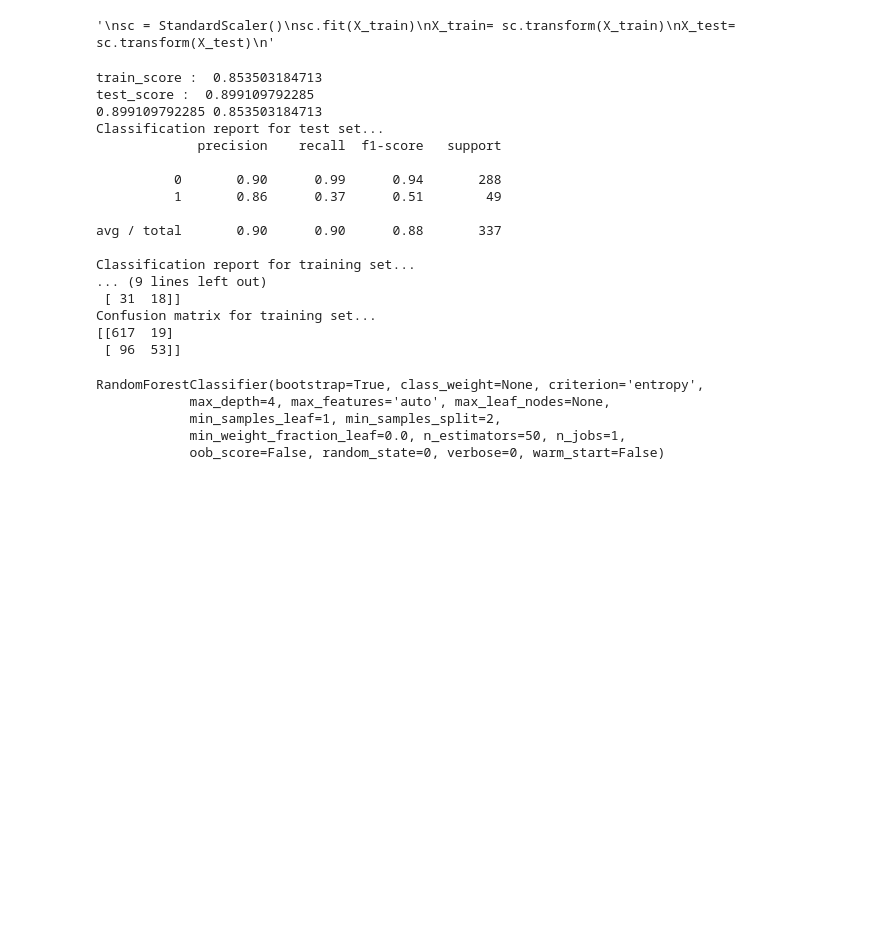
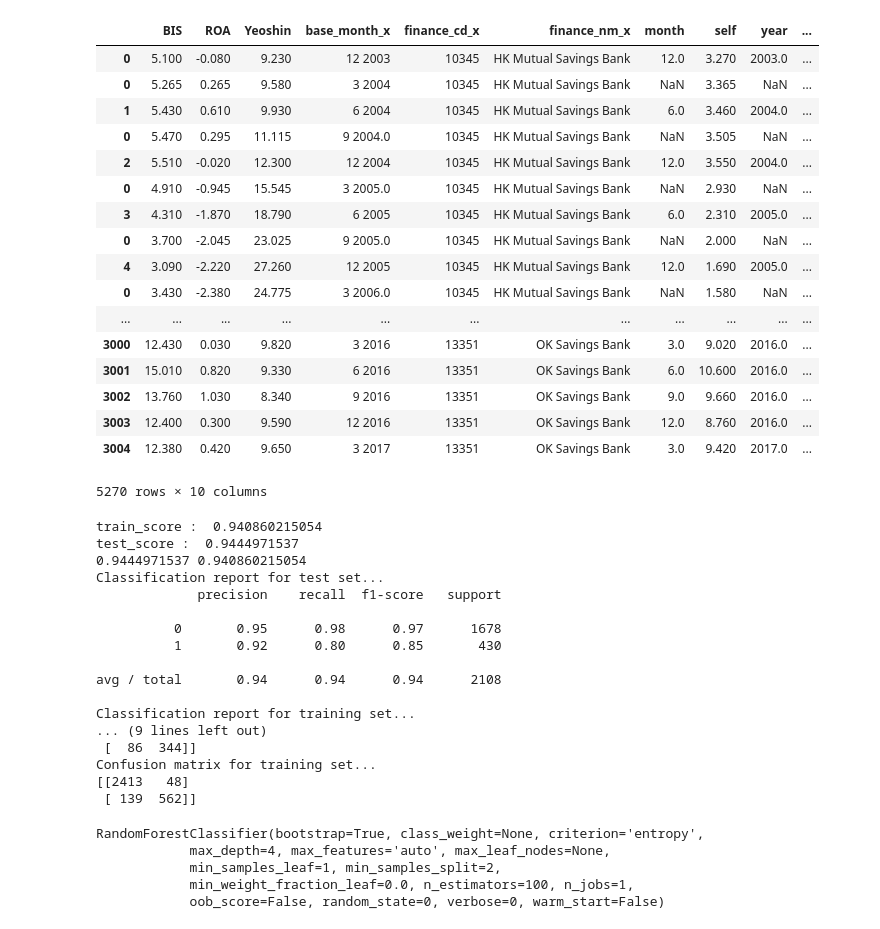
Before and after one commit to andymogul/Keumkam, a Jupyter notebook: Basic_logistic.ipynb, the cells around one changed output. Cells and saved outputs as stored; diff of their text form; code cells hidden in the pictures; blank space fills up the shorter version.

```diff
--- a/Basic_logistic.ipynb
+++ b/Basic_logistic.ipynb
@@ -88,6 +145,27 @@ final_data['BIS'] = final_data['BIS'].apply(pd.to_numeric)
 
 
 #final_data.to_csv("sorted_data.csv")
+# %%
+final_data
+# %% [output]
+|  | BIS | ROA | Yeoshin | base_month_x | finance_cd_x | finance_nm_x | month | self | year | ... |
+| 0 | 5.100 | -0.080 | 9.230 | 12 2003 | 10345 | HK Mutual Savings Bank | 12.0 | 3.270 | 2003.0 | ... |
+| 0 | 5.265 | 0.265 | 9.580 | 3 2004 | 10345 | HK Mutual Savings Bank | NaN | 3.365 | NaN | ... |
+| 1 | 5.430 | 0.610 | 9.930 | 6 2004 | 10345 | HK Mutual Savings Bank | 6.0 | 3.460 | 2004.0 | ... |
+| 0 | 5.470 | 0.295 | 11.115 | 9 2004.0 | 10345 | HK Mutual Savings Bank | NaN | 3.505 | NaN | ... |
+| 2 | 5.510 | -0.020 | 12.300 | 12 2004 | 10345 | HK Mutual Savings Bank | 12.0 | 3.550 | 2004.0 | ... |
+| 0 | 4.910 | -0.945 | 15.545 | 3 2005.0 | 10345 | HK Mutual Savings Bank | NaN | 2.930 | NaN | ... |
+| 3 | 4.310 | -1.870 | 18.790 | 6 2005 | 10345 | HK Mutual Savings Bank | 6.0 | 2.310 | 2005.0 | ... |
+| 0 | 3.700 | -2.045 | 23.025 | 9 2005.0 | 10345 | HK Mutual Savings Bank | NaN | 2.000 | NaN | ... |
+| 4 | 3.090 | -2.220 | 27.260 | 12 2005 | 10345 | HK Mutual Savings Bank | 12.0 | 1.690 | 2005.0 | ... |
+| 0 | 3.430 | -2.380 | 24.775 | 3 2006.0 | 10345 | HK Mutual Savings Bank | NaN | 1.580 | NaN | ... |
+| ... | ... | ... | ... | ... | ... | ... | ... | ... | ... | ... |
+| 3000 | 12.430 | 0.030 | 9.820 | 3 2016 | 13351 | OK Savings Bank | 3.0 | 9.020 | 2016.0 | ... |
+| 3001 | 15.010 | 0.820 | 9.330 | 6 2016 | 13351 | OK Savings Bank | 6.0 | 10.600 | 2016.0 | ... |
+| 3002 | 13.760 | 1.030 | 8.340 | 9 2016 | 13351 | OK Savings Bank | 9.0 | 9.660 | 2016.0 | ... |
+| 3003 | 12.400 | 0.300 | 9.590 | 12 2016 | 13351 | OK Savings Bank | 12.0 | 8.760 | 2016.0 | ... |
+| 3004 | 12.380 | 0.420 | 9.650 | 3 2017 | 13351 | OK Savings Bank | 3.0 | 9.420 | 2017.0 | ... |
+5270 rows × 10 columns
 # %%
 from sklearn.linear_model import LogisticRegression
 from sklearn import metrics
@@ -98,25 +177,22 @@ from sklearn.preprocessing import StandardScaler
 # %%
 #get X, Y for training
 
-X = final_data[['ROA', 'BIS', 'Yeoshin']]
+X = final_data[['ROA', 'BIS', 'Yeoshin', 'self']]
 Y = final_data['weak']
 
 # seperate training and test set
-X_train, X_test, y_train, y_test= cross_validation.train_test_split(X, Y, test_size = .3, random_state = 1234)
+X_train, X_test, y_train, y_test= cross_validation.train_test_split(X, Y, test_size = .4, random_state = 12345)
 
 # normalizing
-'''
+
 sc = StandardScaler()
 sc.fit(X_train)
 X_train= sc.transform(X_train)
 X_test= sc.transform(X_test)
-'''
-# %% [output]
-'\nsc = StandardScaler()\nsc.fit(X_train)\nX_train= sc.transform(X_train)\nX_test= sc.transform(X_test)\n'
 # %%
 
 # start logistic regression training
-lr = LogisticRegression(random_state = 1234)
+lr = LogisticRegression(random_state = 1234, max_iter = 50)
 lr.fit(X_train, y_train)
 
 # show scores
@@ -142,33 +218,33 @@ print(metrics.confusion_matrix(y_test, y_test_pred))
 print("Confusion matrix for training set...")
 print(metrics.confusion_matrix(y_train, y_train_pred))
 # %% [output]
-train_score :  0.853503184713
-test_score :  0.899109792285
-0.899109792285 0.853503184713
+train_score :  0.940860215054
+test_score :  0.9444971537
+0.9444971537 0.940860215054
 Classification report for test set...
              precision    recall  f1-score   support
 
-          0       0.90      0.99      0.94       288
-          1       0.86      0.37      0.51        49
+          0       0.95      0.98      0.97      1678
+          1       0.92      0.80      0.85       430
 
-avg / total       0.90      0.90      0.88       337
+avg / total       0.94      0.94      0.94      2108
 
 Classification report for training set...
 ... (9 lines left out)
- [ 31  18]]
+ [  86  344]]
 Confusion matrix for training set...
-[[617  19]
- [ 96  53]]
+[[2413   48]
+ [ 139  562]]
 # %%
 # random forest training
 
-rf = RandomForestClassifier(criterion="entropy", n_estimators=50, max_depth = 4,random_state = 0  )
+rf = RandomForestClassifier(criterion="entropy", n_estimators=100, max_depth = 4,random_state = 0  )
 rf.fit(X_train, y_train)
 # %% [output]
 RandomForestClassifier(bootstrap=True, class_weight=None, criterion='entropy',
             max_depth=4, max_features='auto', max_leaf_nodes=None,
             min_samples_leaf=1, min_samples_split=2,
-            min_weight_fraction_leaf=0.0, n_estimators=50, n_jobs=1,
+            min_weight_fraction_leaf=0.0, n_estimators=100, n_jobs=1,
             oob_score=False, random_state=0, verbose=0, warm_start=False)
 # %%
 # show scores
```
Also changed, not shown: parts of 7 cells of this notebook.
